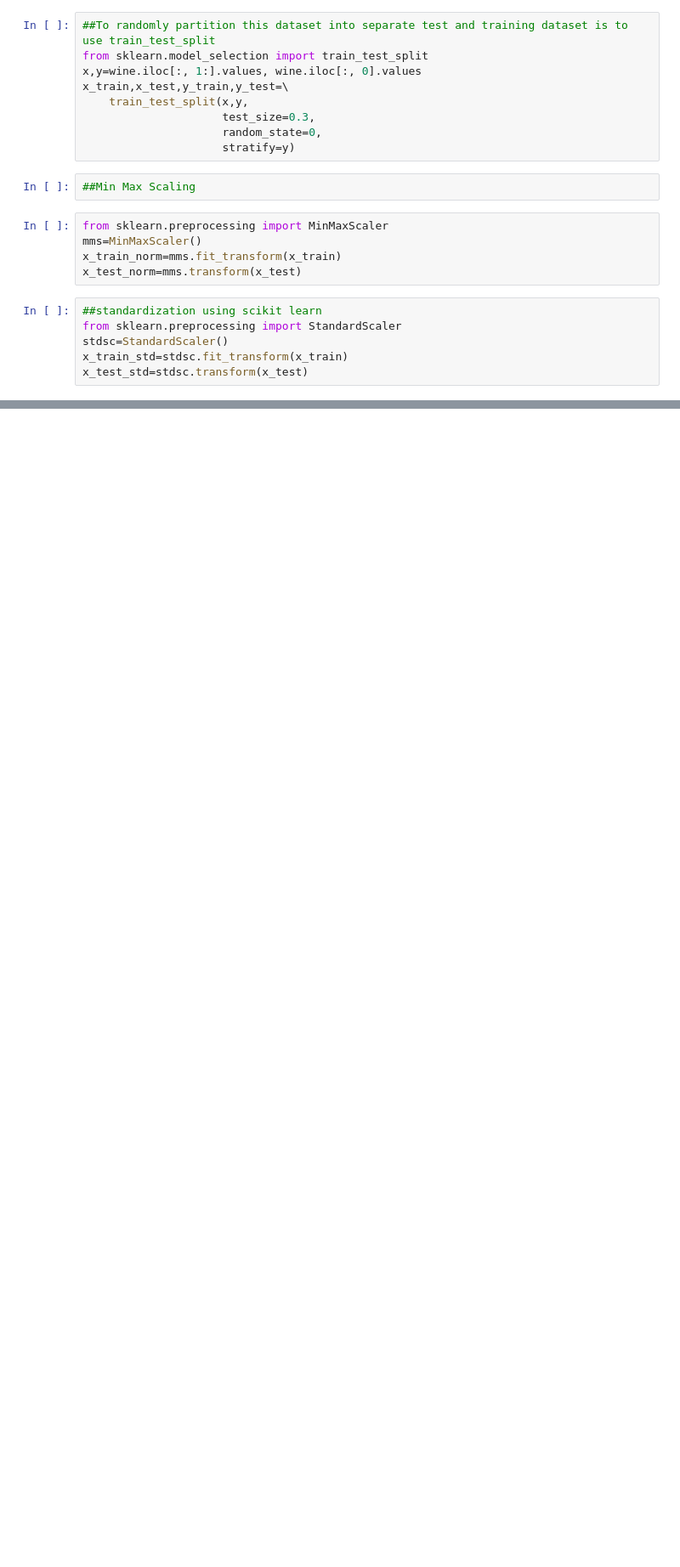
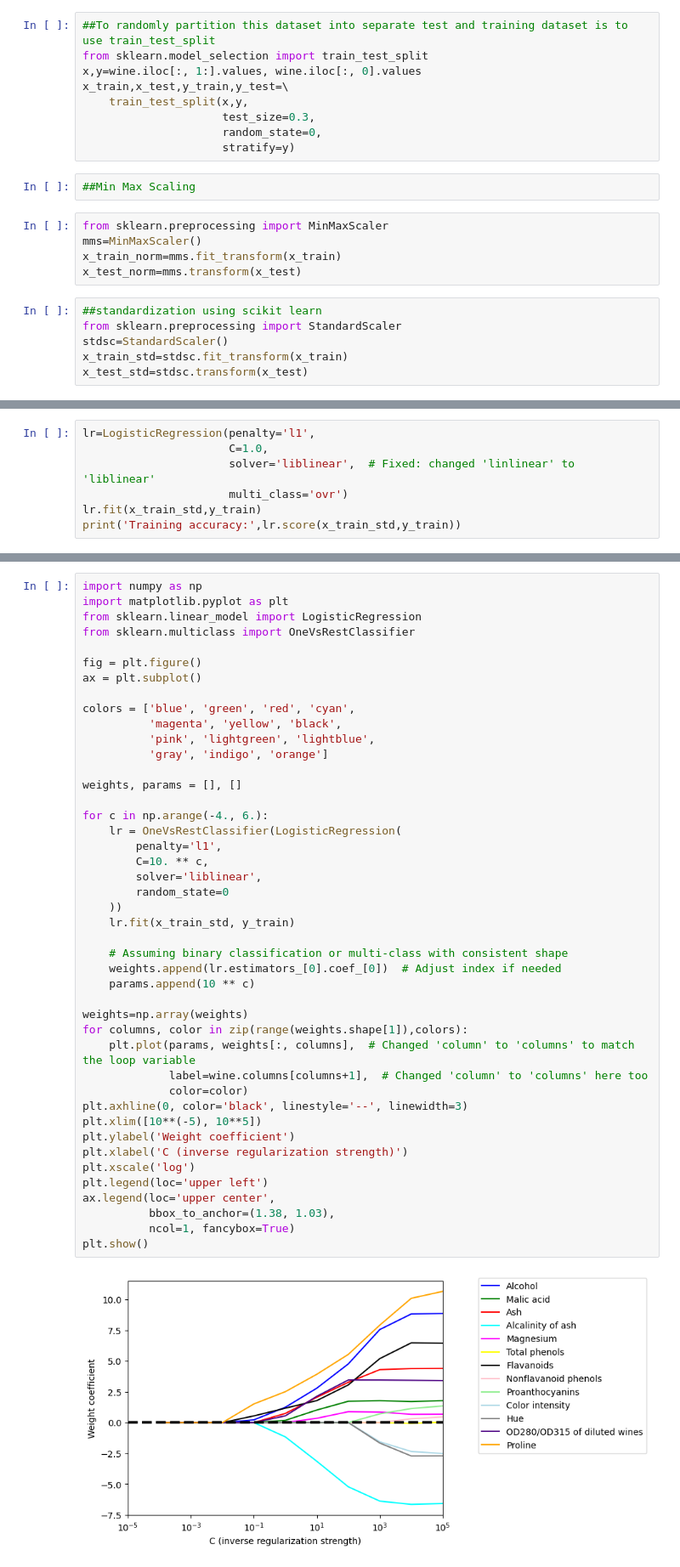
Before and after one commit to yogendra785/ML-with-pytorch-and-scikit-learn, a Jupyter notebook: Data_preprocessing.ipynb, the cells around one changed output, grey strips where cells are left out. Shown: that part at 85% size. Saved outputs shown, nothing was run; the diff lists cells and outputs as text; blank space fills up the shorter version.

Commit message:
regularization

```diff
--- a/Data_preprocessing.ipynb
+++ b/Data_preprocessing.ipynb
@@ -278,0 +286,7 @@ x_test_std=stdsc.transform(x_test)
+# %%
+lr=LogisticRegression(penalty='l1',
+                      C=1.0,
+                      solver='liblinear',  # Fixed: changed 'linlinear' to 'liblinear'
+                      multi_class='ovr')
+lr.fit(x_train_std,y_train)
+print('Training accuracy:',lr.score(x_train_std,y_train))
@@ -278,0 +299,46 @@ x_test_std=stdsc.transform(x_test)
+# %%
+import numpy as np
+import matplotlib.pyplot as plt
+from sklearn.linear_model import LogisticRegression
+from sklearn.multiclass import OneVsRestClassifier
+
+fig = plt.figure()
+ax = plt.subplot()
+
+colors = ['blue', 'green', 'red', 'cyan',
+          'magenta', 'yellow', 'black',
+          'pink', 'lightgreen', 'lightblue',
+          'gray', 'indigo', 'orange']
+
+weights, params = [], []
+
+for c in np.arange(-4., 6.):
+    lr = OneVsRestClassifier(LogisticRegression(
+        penalty='l1',
+        C=10. ** c,
+        solver='liblinear',
+        random_state=0
+    ))
+    lr.fit(x_train_std, y_train)
+
+    # Assuming binary classification or multi-class with consistent shape
+    weights.append(lr.estimators_[0].coef_[0])  # Adjust index if needed
+    params.append(10 ** c)
+
+weights=np.array(weights)
+for columns, color in zip(range(weights.shape[1]),colors):
+    plt.plot(params, weights[:, columns],  # Changed 'column' to 'columns' to match the loop variable
+             label=wine.columns[columns+1],  # Changed 'column' to 'columns' here too
+             color=color)
+plt.axhline(0, color='black', linestyle='--', linewidth=3)
+plt.xlim([10**(-5), 10**5])
+plt.ylabel('Weight coefficient')
+plt.xlabel('C (inverse regularization strength)')
+plt.xscale('log')
+plt.legend(loc='upper left')
+ax.legend(loc='upper center',
+          bbox_to_anchor=(1.38, 1.03),
+          ncol=1, fancybox=True)
+plt.show()
+# %% [output]
+[figure, added]
```
Also changed, not shown: parts of 4 cells of this notebook.
